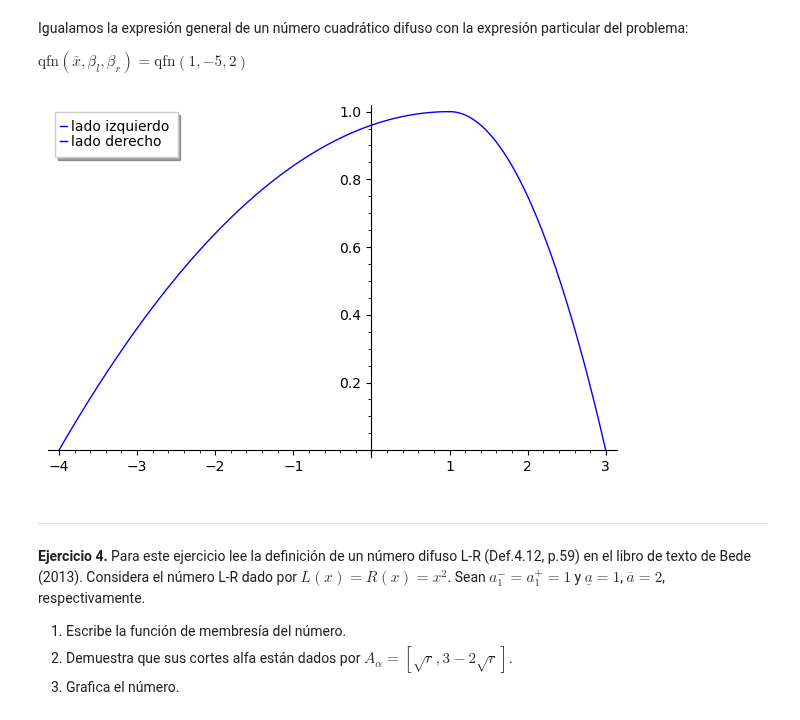
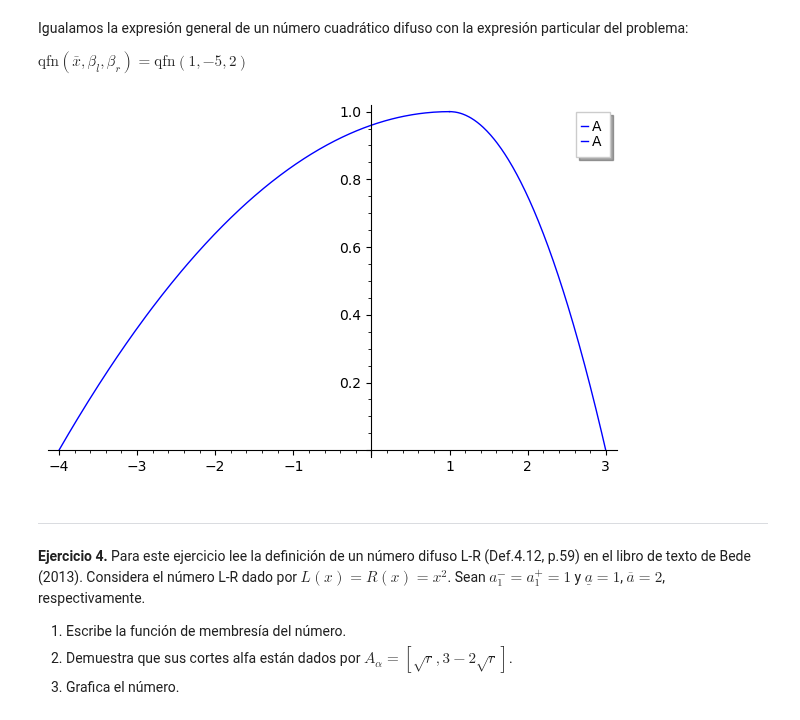
Before and after one commit to KeithMaxwell20/Notebook-Aplicada, a Jupyter notebook: ejercitario2.ipynb, the cells around one changed output. Saved outputs shown, nothing was run; the diff lists cells and outputs as text; code cells hidden in the pictures.

```diff
--- a/ejercitario2.ipynb
+++ b/ejercitario2.ipynb
@@ -274,11 +254,11 @@ $\text{qfn}(\bar x, \beta_l, \beta_r) = \text{qfn}(1,-5,2) $
 # %%
 # Funciones de A(x) que no son iguales a 0
 f1(x)=1-((x-1)**2)/(-5)**2
 f2(x)=1-((x-1)**2)/(2)**2
 
-plot(f1, (x, -4, 1), legend_label='lado izquierdo') + plot(f2, (x, 1, 3), legend_label='lado derecho')
+plot(f1, (x, -4, 1), legend_label='A') + plot(f2, (x, 1, 3), legend_label='A')
 # %% [output]
-[figure, old version]
+[figure, new version]
 # %% [markdown]
 ---
 **Ejercicio 4.** Para este ejercicio lee la definición de un número difuso L-R (Def.4.12, p.59) en el libro de texto de Bede (2013). Considera el número L-R dado por $L(x)=R(x)=x^2$. Sean $a_1^-=a_1^+=1$ y $\underline{a}=1$, $\overline{a}=2$, respectivamente.
```
Also changed, not shown: parts of 33 cells of this notebook.
